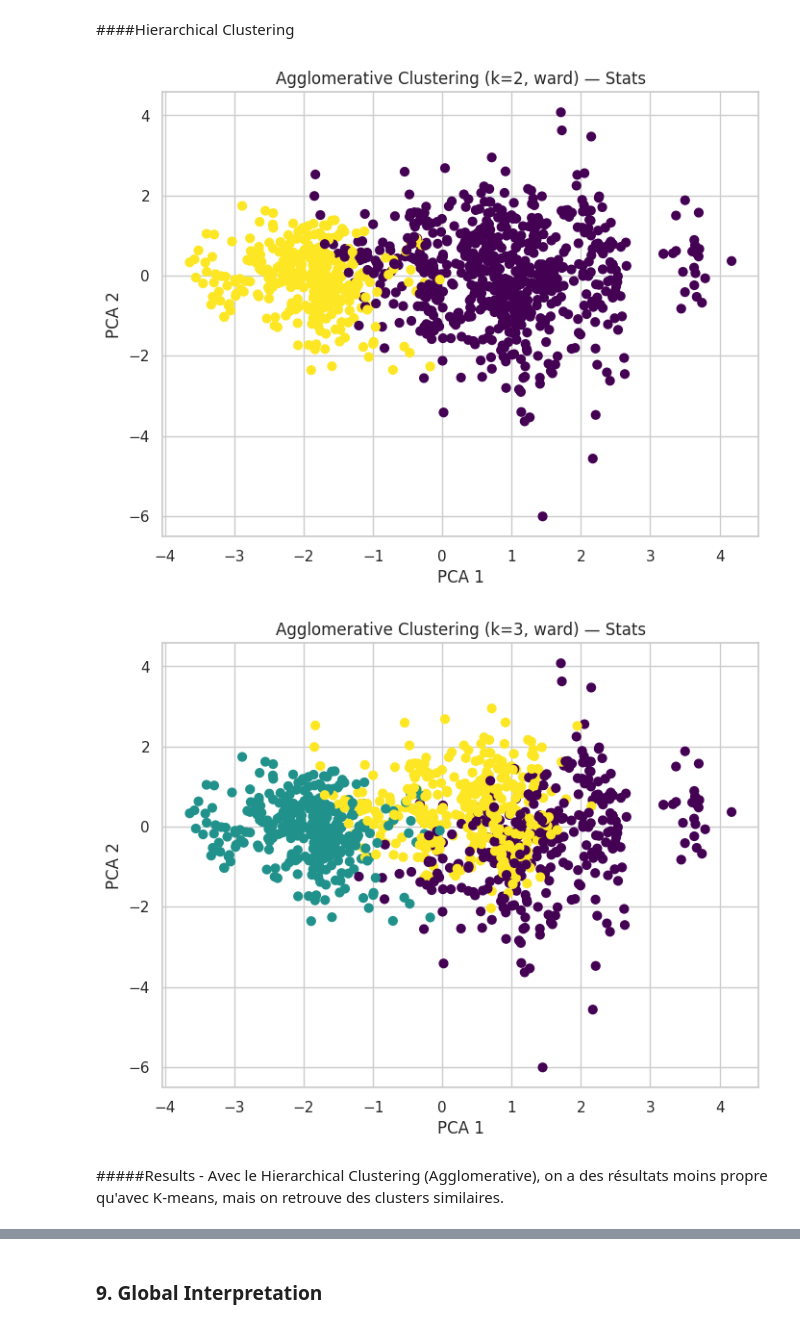
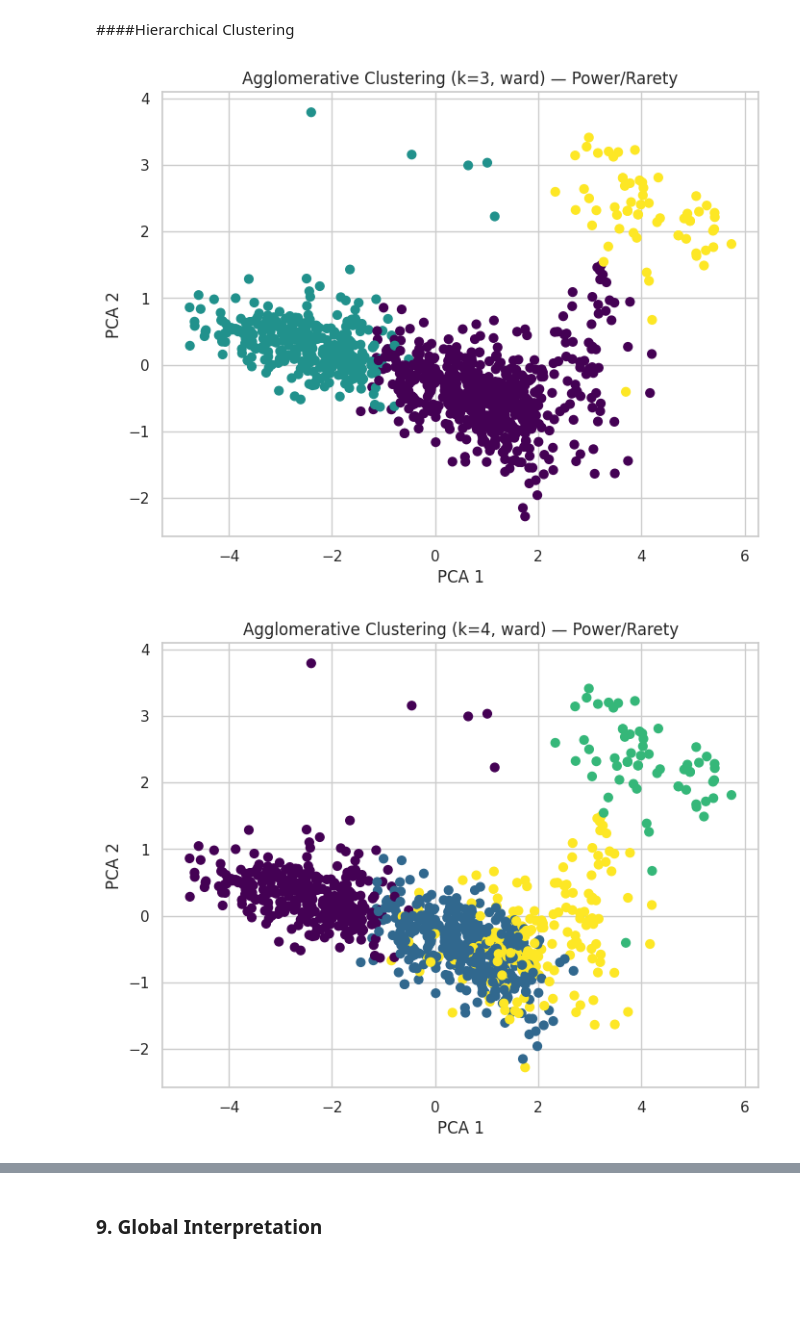
Before and after one commit to NathanaelLUCETTE/projet_ML, a Jupyter notebook: pokemon_clustering_project.ipynb, the cells around one changed output, grey strips where cells are left out. Cells and saved outputs as stored; diff of their text form; code cells hidden in the pictures; blank space fills up the shorter version.

```diff
--- a/pokemon_clustering_project.ipynb
+++ b/pokemon_clustering_project.ipynb
@@ -712,11 +720,8 @@ Pour les features others, le k‑distance plot suggère un coude autour de 1.5
 # %% [markdown]
 ####Hierarchical Clustering
-# %%
-labels_stats_2 = run_agglomerative(df_stats_scaled, 2, title="Stats")
-labels_stats_2 = run_agglomerative(df_stats_scaled, 3, title="Stats")
-# %% [output]
-[figure, removed]
-[figure, removed]
-# %% [markdown]
-#####Results -
-Avec le Hierarchical Clustering (Agglomerative), on a des résultats moins propre qu'avec K-means, mais on retrouve des clusters similaires.
+# %%
+agglomerative_power_3 = run_agglomerative(df_power_scaled, k=3, title="Power/Rarety")
+agglomerative_power_4 = run_agglomerative(df_power_scaled, k=4, title="Power/Rarety")
+# %% [output]
+[figure, added]
+[figure, added]
```
Also changed, not shown: parts of 43 cells of this notebook.
